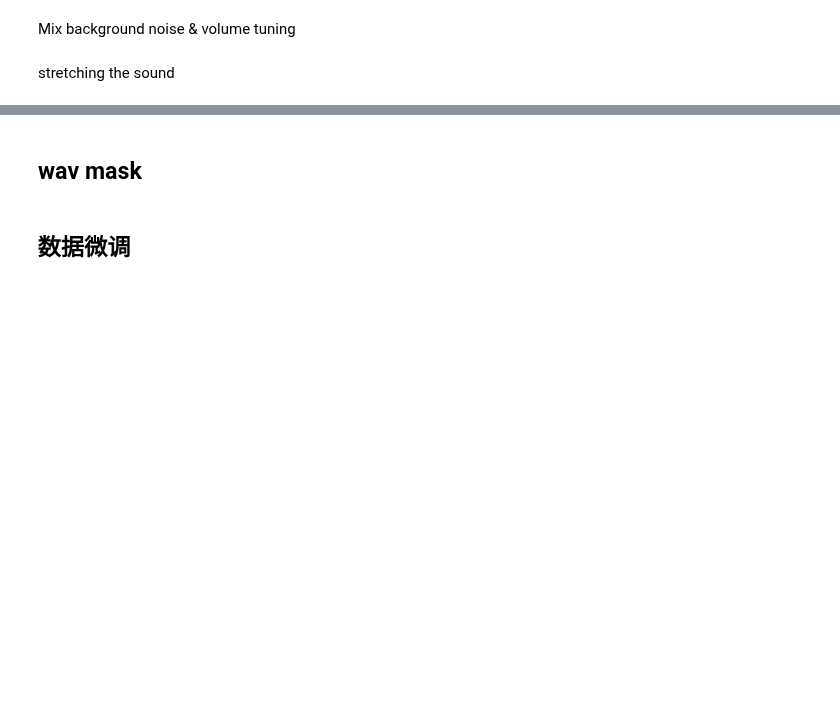
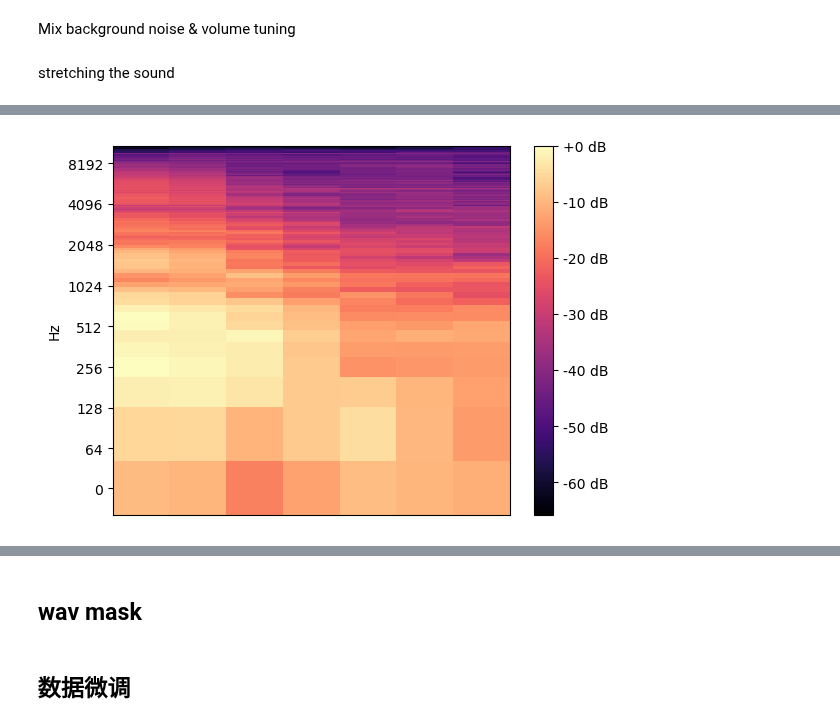
Before and after one commit to lsl198651/BEATs, a Jupyter notebook: BEATs_try.ipynb, the cells around one changed output, grey strips where cells are left out. Saved outputs shown, nothing was run; the diff lists cells and outputs as text; code cells hidden in the pictures; blank space fills up the shorter version.

Commit message:
画logmel图

```diff
--- a/BEATs_try.ipynb
+++ b/BEATs_try.ipynb
@@ -661,0 +636,17 @@ plot_spectrogram(torch.abs(spec_[0]), title=f"Stretched x{rate}", aspect="equal"
+# %%
+# 画logmel图
+import librosa
+import librosa.display
+import numpy as np
+import matplotlib.pyplot as plt
+import matplotlib as mpl
+wav_path = r'D:\Shilong\murmur\01_dataset\12_baseset_4k\fold_set_0\absent\85216_PV_s1+Systolic_9_Absent_nan_200.wav'
+wav_path2 = r'D:\Shilong\murmur\01_dataset\12_baseset_4k\fold_set_0\present\50238_TV_s2+Diastolic_10_Present_Early-diastolic_310.wav'
+y, sr = librosa.load(wav_path2,sr=4000)
+ps = librosa.feature.melspectrogram(y=y, sr=4000)
+ps_db = librosa.power_to_db(ps, ref=np.max)
+librosa.display.specshow(ps_db, y_axis='log')
+plt.colorbar(format='%+2.0f dB')
+plt.show()
+# %% [output]
+[figure, added]
```
Also changed, not shown: parts of 6 cells of this notebook.
